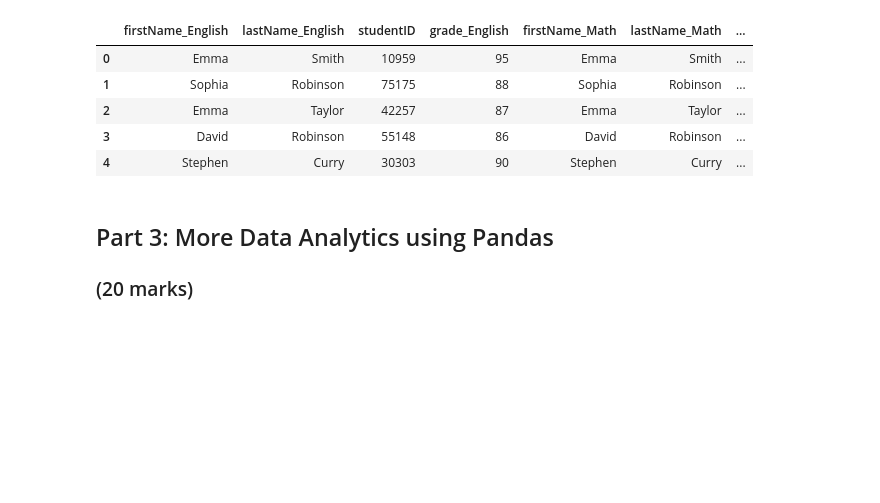
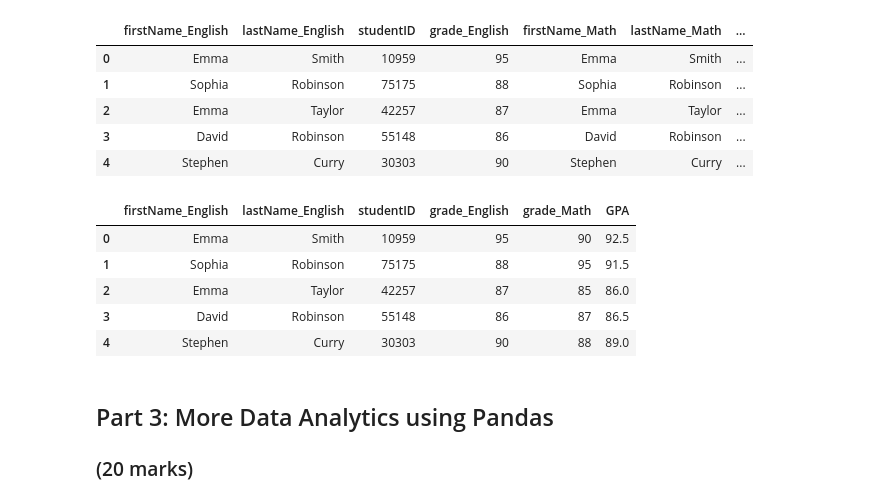
Before and after one commit to SaharYousefi92/engg680_2024_fall, a Jupyter notebook: Lab_Assignment1/StudentGradeManagementSystem.ipynb, the cells around one changed output. Saved outputs shown, nothing was run; the diff lists cells and outputs as text; code cells hidden in the pictures; blank space fills up the shorter version.

```diff
--- a/Lab_Assignment1/StudentGradeManagementSystem.ipynb
+++ b/Lab_Assignment1/StudentGradeManagementSystem.ipynb
@@ -80,11 +80,18 @@ df_studentGrades.head()
 # .drop(columns=['<column_name1>','<column_name2>'] is a Pandas method that can be used to drop columns.
 # In the space below, drop the first name and last name associated with the math .csv file.
 # (2 mark)
-df_studentGrades =
+df_studentGrades = df_studentGrades.drop(columns=['firstName_Math', 'lastName_Math'], axis=1)
 # %%
 # Let's display the data again. Use an appropriate method (hint: already used before)
 # (1 mark)
-#
+df_studentGrades.head()
+# %% [output]
+|  | firstName_English | lastName_English | studentID | grade_English | grade_Math | GPA |
+| 0 | Emma | Smith | 10959 | 95 | 90 | 92.5 |
+| 1 | Sophia | Robinson | 75175 | 88 | 95 | 91.5 |
+| 2 | Emma | Taylor | 42257 | 87 | 85 | 86.0 |
+| 3 | David | Robinson | 55148 | 86 | 87 | 86.5 |
+| 4 | Stephen | Curry | 30303 | 90 | 88 | 89.0 |
 # %%
 # Let's also rename the first and last names appropriately.
 # Complete the code in the space below by replacing "<>" with the proper column name
```
